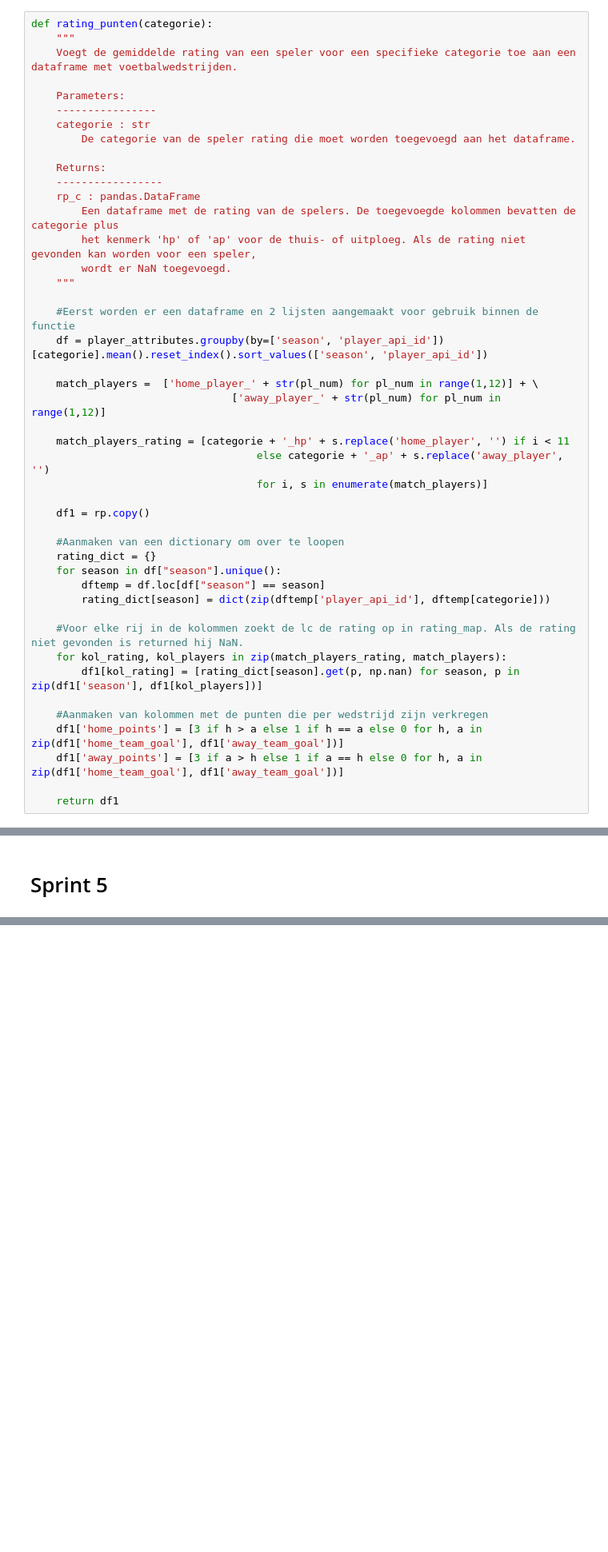
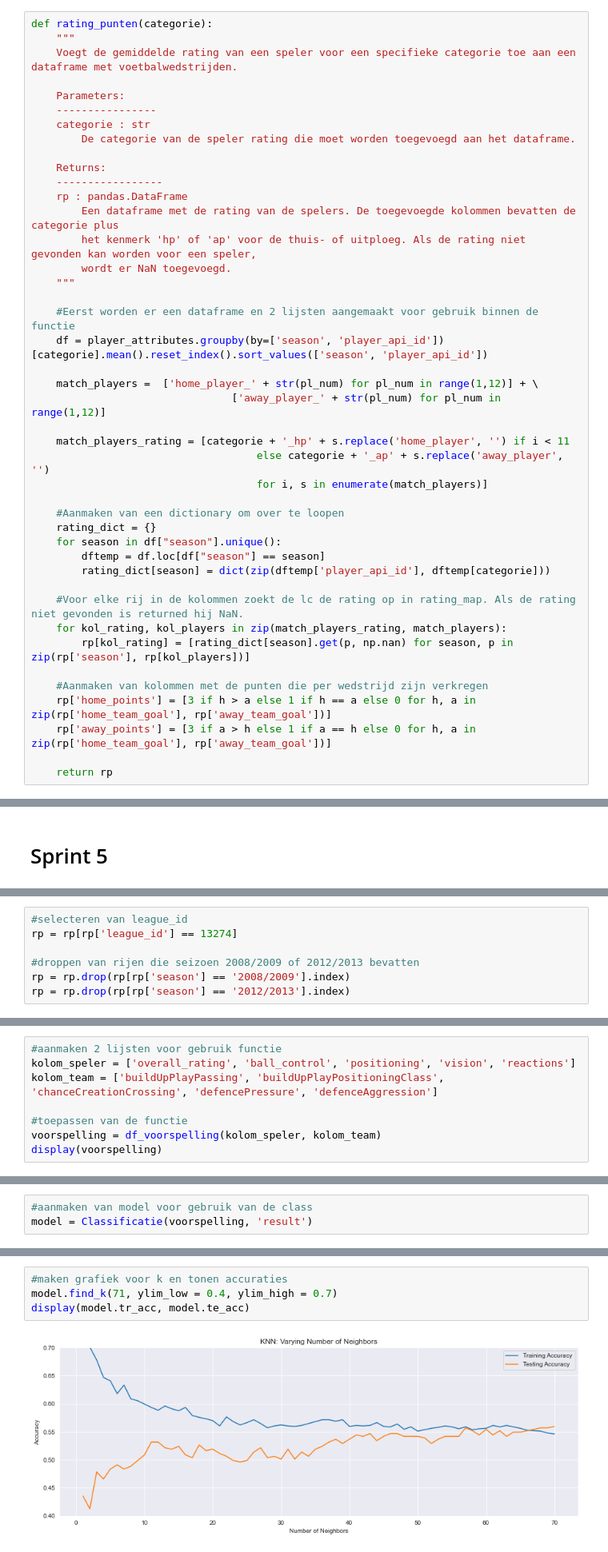
Before and after one commit to BJHeemskerk/DataLab2_2023, a Jupyter notebook: Notebook_Johan.ipynb, the cells around one changed output, grey strips where cells are left out. Shown at 80% size. Drawn from its saved outputs; the diff is of its cells as text; blank space fills up the shorter version.

```diff
--- a/Notebook_Johan.ipynb
+++ b/Notebook_Johan.ipynb
@@ -1167,7 +1180,7 @@ def rating_punten(categorie):
 
     Returns:
     -----------------
-    rp_c : pandas.DataFrame
+    rp : pandas.DataFrame
         Een dataframe met de rating van de spelers. De toegevoegde kolommen bevatten de categorie plus
         het kenmerk 'hp' of 'ap' voor de thuis- of uitploeg. Als de rating niet gevonden kan worden voor een speler,
         wordt er NaN toegevoegd.
@@ -1183,8 +1196,6 @@ def rating_punten(categorie):
                                     else categorie + '_ap' + s.replace('away_player', '')
                                     for i, s in enumerate(match_players)]
 
-    df1 = rp.copy()
-
     #Aanmaken van een dictionary om over te loopen
     rating_dict = {}
     for season in df["season"].unique():
@@ -1193,13 +1204,13 @@ def rating_punten(categorie):
 
     #Voor elke rij in de kolommen zoekt de lc de rating op in rating_map. Als de rating niet gevonden is returned hij NaN.
     for kol_rating, kol_players in zip(match_players_rating, match_players):
-        df1[kol_rating] = [rating_dict[season].get(p, np.nan) for season, p in zip(df1['season'], df1[kol_players])]
+        rp[kol_rating] = [rating_dict[season].get(p, np.nan) for season, p in zip(rp['season'], rp[kol_players])]
 
     #Aanmaken van kolommen met de punten die per wedstrijd zijn verkregen
-    df1['home_points'] = [3 if h > a else 1 if h == a else 0 for h, a in zip(df1['home_team_goal'], df1['away_team_goal'])]
-    df1['away_points'] = [3 if a > h else 1 if a == h else 0 for h, a in zip(df1['home_team_goal'], df1['away_team_goal'])]
+    rp['home_points'] = [3 if h > a else 1 if h == a else 0 for h, a in zip(rp['home_team_goal'], rp['away_team_goal'])]
+    rp['away_points'] = [3 if a > h else 1 if a == h else 0 for h, a in zip(rp['home_team_goal'], rp['away_team_goal'])]
 
-    return df1
+    return rp
 # %% [markdown]
 [Terug naar het begin](#begin)
 # %% [markdown]
@@ -1752,0 +1645,7 @@ yeet2
+# %%
+#selecteren van league_id
+rp = rp[rp['league_id'] == 13274]
+
+#droppen van rijen die seizoen 2008/2009 of 2012/2013 bevatten
+rp = rp.drop(rp[rp['season'] == '2008/2009'].index)
+rp = rp.drop(rp[rp['season'] == '2012/2013'].index)
@@ -1752,0 +1712,8 @@ yeet2
+# %%
+#aanmaken 2 lijsten voor gebruik functie
+kolom_speler = ['overall_rating', 'ball_control', 'positioning', 'vision', 'reactions']
+kolom_team = ['buildUpPlayPassing', 'buildUpPlayPositioningClass', 'chanceCreationCrossing', 'defencePressure', 'defenceAggression']
+
+#toepassen van de functie
+voorspelling = df_voorspelling(kolom_speler, kolom_team)
+display(voorspelling)
@@ -1752,0 +1961,3 @@ yeet2
+# %%
+#aanmaken van model voor gebruik van de class
+model = Classificatie(voorspelling, 'result')
@@ -1752,0 +2013,6 @@ yeet2
+# %%
+#maken grafiek voor k en tonen accuraties
+model.find_k(71, ylim_low = 0.4, ylim_high = 0.7)
+display(model.tr_acc, model.te_acc)
+# %% [output]
+[figure, added]
```
Also changed, not shown: parts of 73 cells of this notebook.
